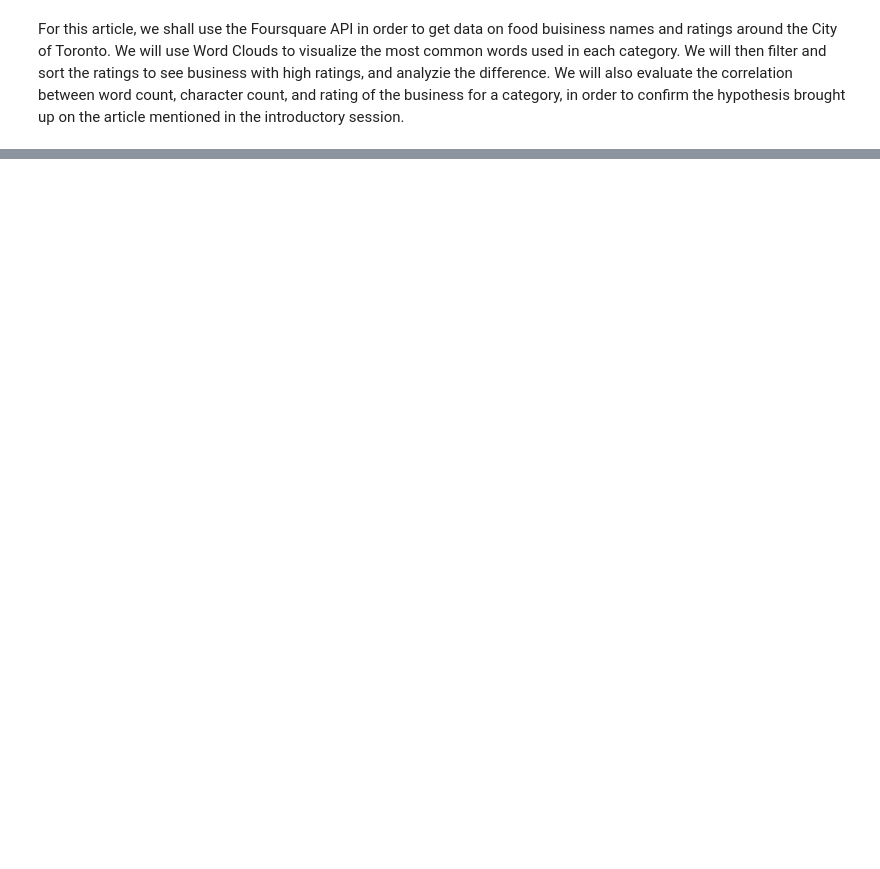
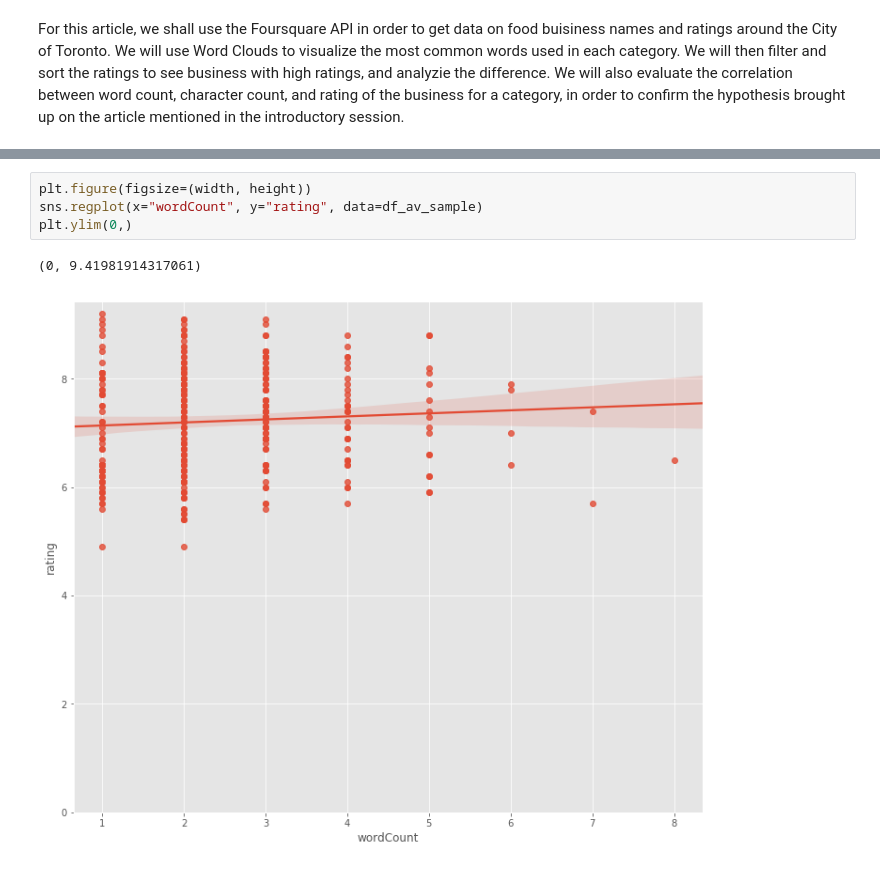
Before and after one commit to ShadTK/Coursera_Capstone, a Jupyter notebook: Final Machine Learning assignment.ipynb, the cells around one changed output, grey strips where cells are left out. Cells and saved outputs as stored; diff of their text form; blank space fills up the shorter version.

```diff
--- a/Final Machine Learning assignment.ipynb
+++ b/Final Machine Learning assignment.ipynb
@@ -14,0 +342,7 @@ We will also evaluate the correlation between word count, character count, and r
+# %%
+plt.figure(figsize=(width, height))
+sns.regplot(x="wordCount", y="rating", data=df_av_sample)
+plt.ylim(0,)
+# %% [output]
+(0, 9.41981914317061)
+[figure, added]
```
Also changed, not shown: parts of 42 cells of this notebook.
